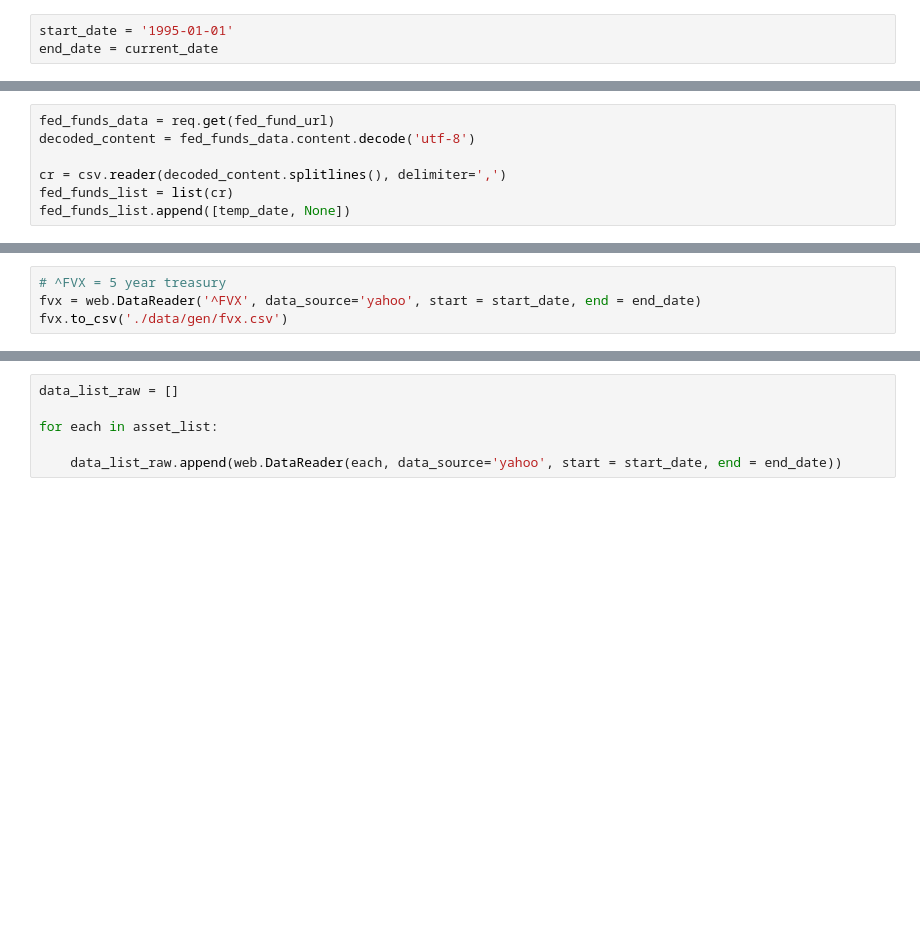
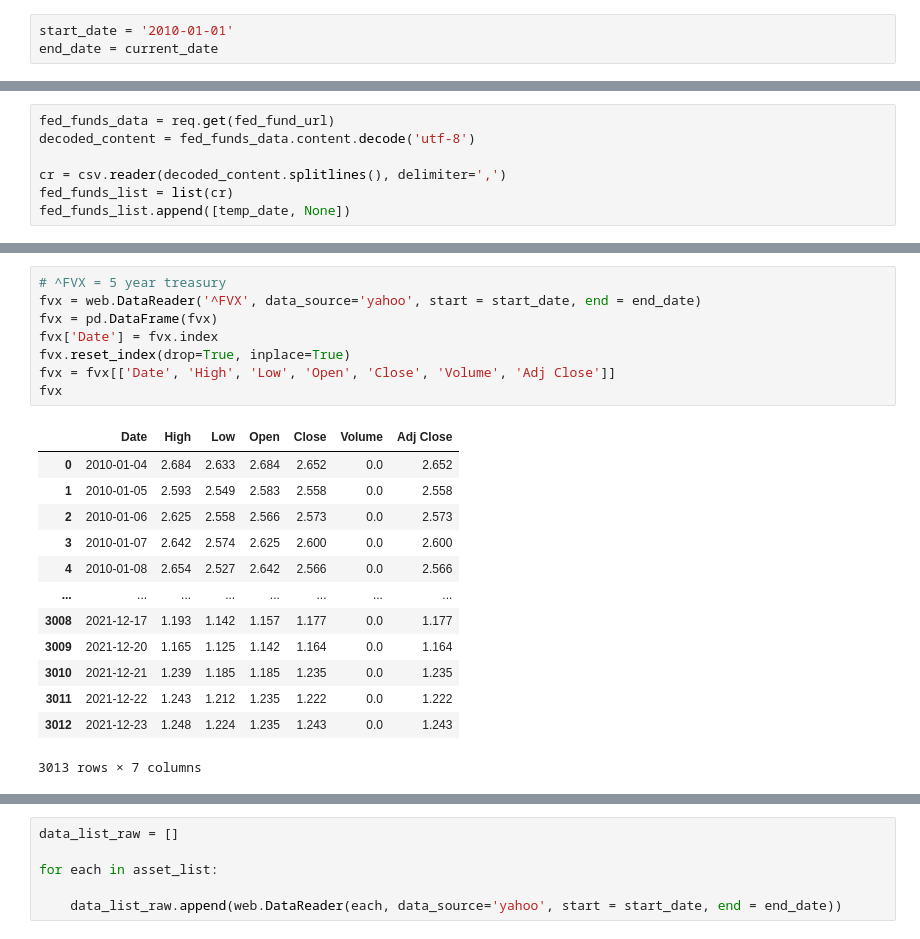
Before and after one commit to sking115422/RT_ETF_predictor, a Jupyter notebook: get_yahoo_data.ipynb, the cells around one changed output, grey strips where cells are left out. Saved outputs shown, nothing was run; the diff lists cells and outputs as text; blank space fills up the shorter version.

Commit message:
data gathering part of program completed

```diff
--- a/get_yahoo_data.ipynb
+++ b/get_yahoo_data.ipynb
@@ -28,5 +28,5 @@ print(current_date)
 # %%
-start_date = '1995-01-01'
+start_date = '2010-01-01'
 end_date = current_date
 # %%
 delta = dt.timedelta(1)
@@ -48,7 +65,25 @@ fed_funds_df.to_csv('./data/gen/fed_funds.csv')
 # %%
 # ^FVX = 5 year treasury
 fvx = web.DataReader('^FVX', data_source='yahoo', start = start_date, end = end_date)
-fvx.to_csv('./data/gen/fvx.csv')
+fvx = pd.DataFrame(fvx)
+fvx['Date'] = fvx.index
+fvx.reset_index(drop=True, inplace=True)
+fvx = fvx[['Date', 'High', 'Low', 'Open', 'Close', 'Volume', 'Adj Close']]
+fvx
+# %% [output]
+|  | Date | High | Low | Open | Close | Volume | Adj Close |
+| 0 | 2010-01-04 | 2.684 | 2.633 | 2.684 | 2.652 | 0.0 | 2.652 |
+| 1 | 2010-01-05 | 2.593 | 2.549 | 2.583 | 2.558 | 0.0 | 2.558 |
+| 2 | 2010-01-06 | 2.625 | 2.558 | 2.566 | 2.573 | 0.0 | 2.573 |
+| 3 | 2010-01-07 | 2.642 | 2.574 | 2.625 | 2.600 | 0.0 | 2.600 |
+| 4 | 2010-01-08 | 2.654 | 2.527 | 2.642 | 2.566 | 0.0 | 2.566 |
+| ... | ... | ... | ... | ... | ... | ... | ... |
+| 3008 | 2021-12-17 | 1.193 | 1.142 | 1.157 | 1.177 | 0.0 | 1.177 |
+| 3009 | 2021-12-20 | 1.165 | 1.125 | 1.142 | 1.164 | 0.0 | 1.164 |
+| 3010 | 2021-12-21 | 1.239 | 1.185 | 1.185 | 1.235 | 0.0 | 1.235 |
+| 3011 | 2021-12-22 | 1.243 | 1.212 | 1.235 | 1.222 | 0.0 | 1.222 |
+| 3012 | 2021-12-23 | 1.248 | 1.224 | 1.235 | 1.243 | 0.0 | 1.243 |
+3013 rows × 7 columns
 # %%
 # ^TNX = 10 year treasury
 tnx = web.DataReader('^TNX', data_source='yahoo', start = start_date, end = end_date)
```
Also changed, not shown: parts of 20 cells of this notebook, 1 other file.
